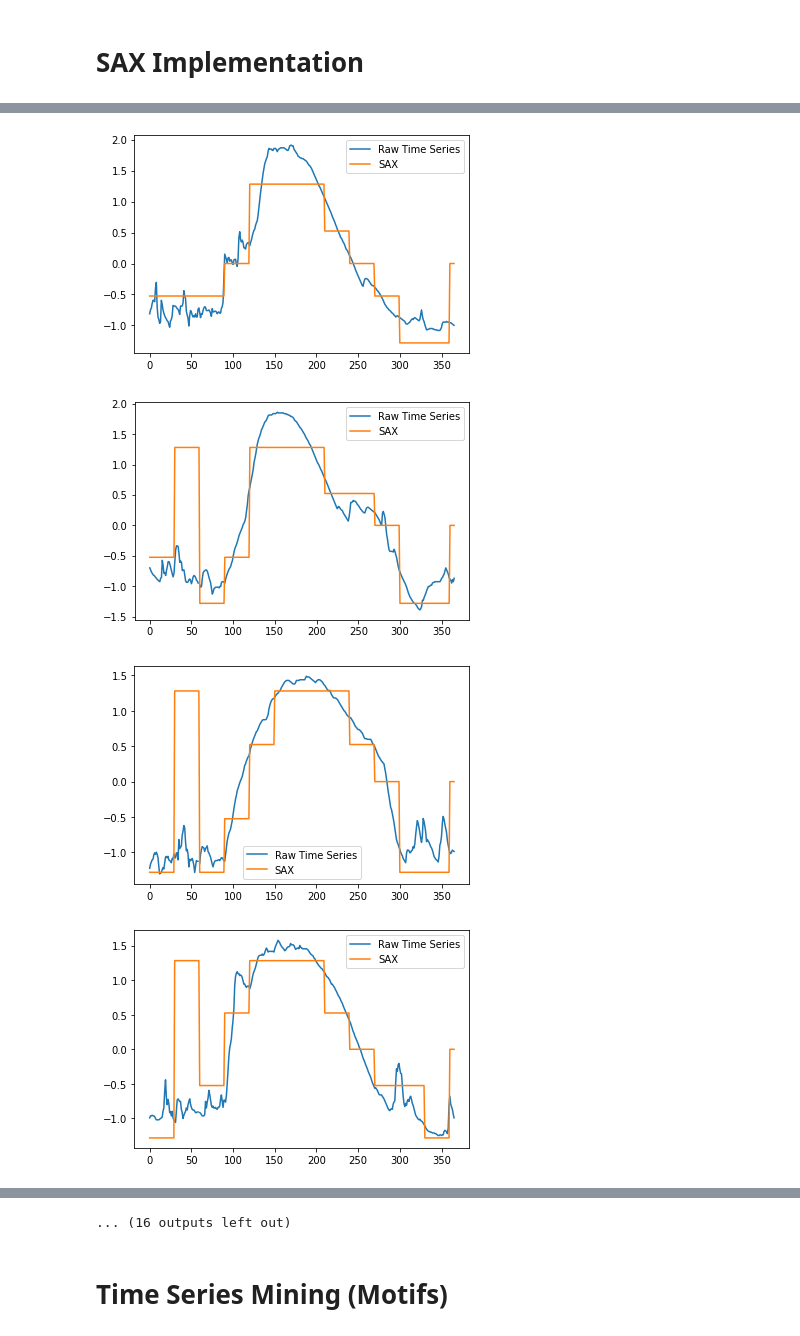
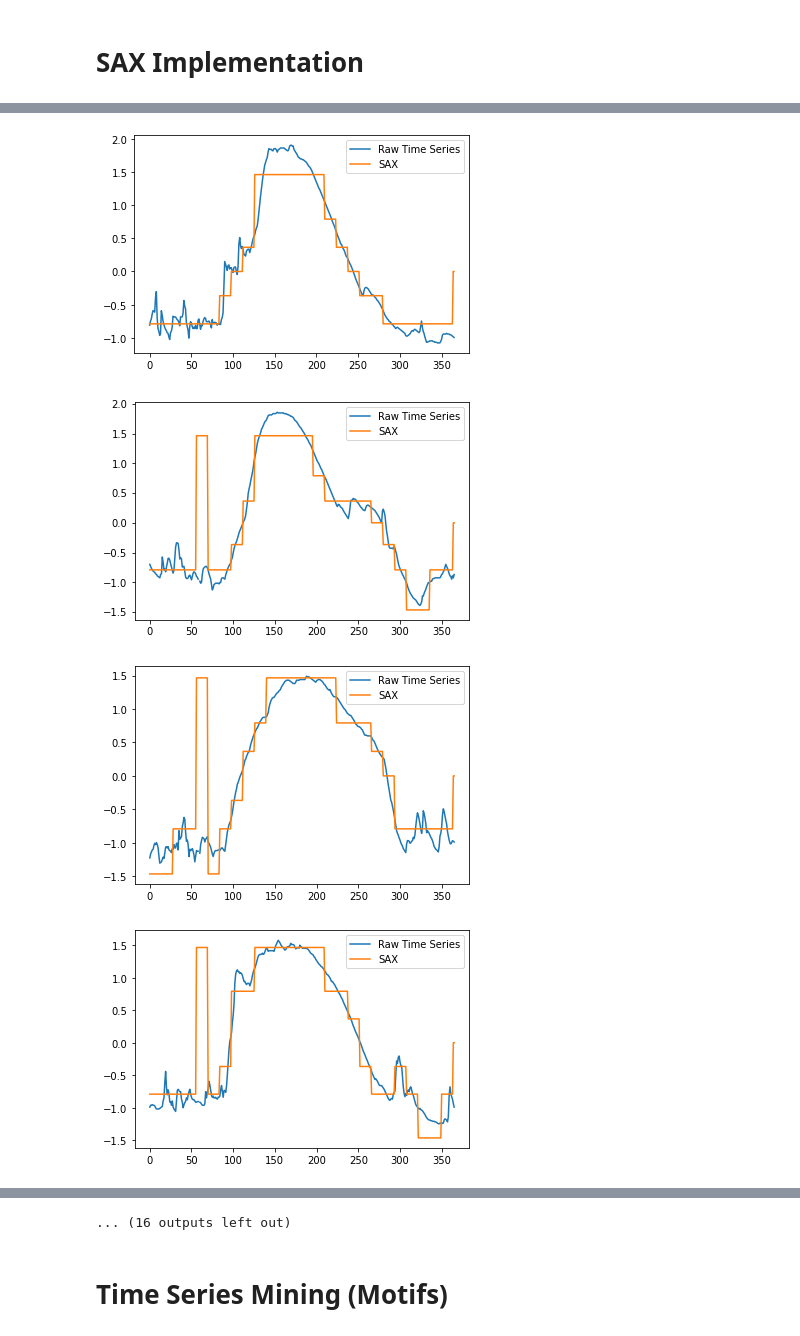
Before and after one commit to FethiBen27/Time-Sires-Mining, a Jupyter notebook: Time Sires .ipynb, the cells around one changed output, grey strips where cells are left out. Cells and saved outputs as stored; diff of their text form; code cells hidden in the pictures.

```diff
--- a/Time Sires .ipynb
+++ b/Time Sires .ipynb
@@ -27,8 +31,9 @@ array([<AxesSubplot:>, <AxesSubplot:>, <AxesSubplot:>, <AxesSubplot:>,
 # %% [markdown]
 # SAX Implementation
 # %%
-segment = 12
-avg = 5
+segment = 26
+symbole = 7
+anne = 2017
 dict = {}
 for i in range(df.shape[1]):
     df_Series=df.iloc[:,i]
@@ -37,10 +42,10 @@ for i in range(df.shape[1]):
     scaler = TimeSeriesScalerMeanVariance(mu=0., std=1.)
     dataset = scaler.fit_transform(dataset)
 
-    sax = SymbolicAggregateApproximation(n_segments= segment,  alphabet_size_avg=avg)
+    sax = SymbolicAggregateApproximation(n_segments= segment,  alphabet_size_avg=symbole)
     sax_dataset_inv = sax.inverse_transform(sax.fit_transform(dataset))
-    dict[i] = sax.fit_transform(dataset)
-
+    dict[anne] = sax.fit_transform(dataset)
+    anne = anne - 1
     plt.plot(dataset[0].ravel(),label='Raw Time Series')
     plt.plot(sax_dataset_inv[0].ravel(), label='SAX')
     plt.legend(loc='best')
@@ -50,4 +55,4 @@ for i in range(df.shape[1]):
-[figure, old version]
+[figure, new version]
-[figure, old version]
+[figure, new version]
-[figure, old version]
+[figure, new version]
-[figure, old version]
+[figure, new version]
```
Also changed, not shown: parts of 6 cells of this notebook, 22 other files.
